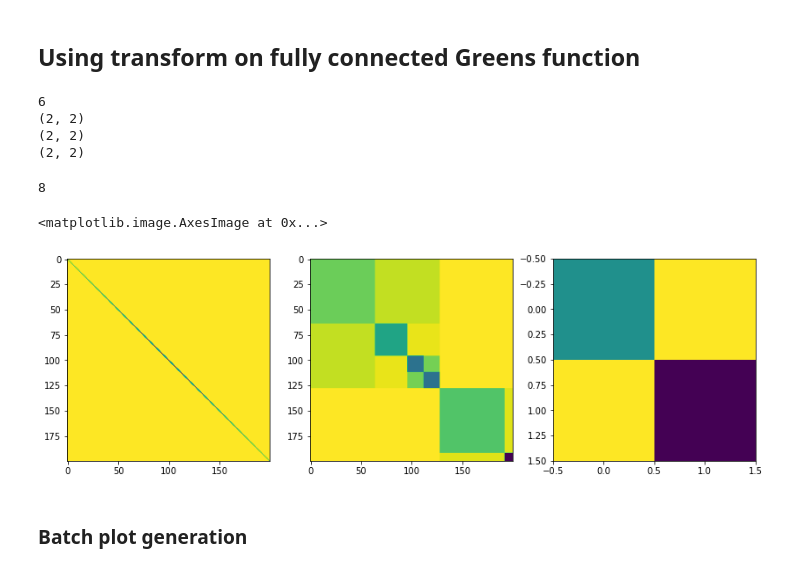
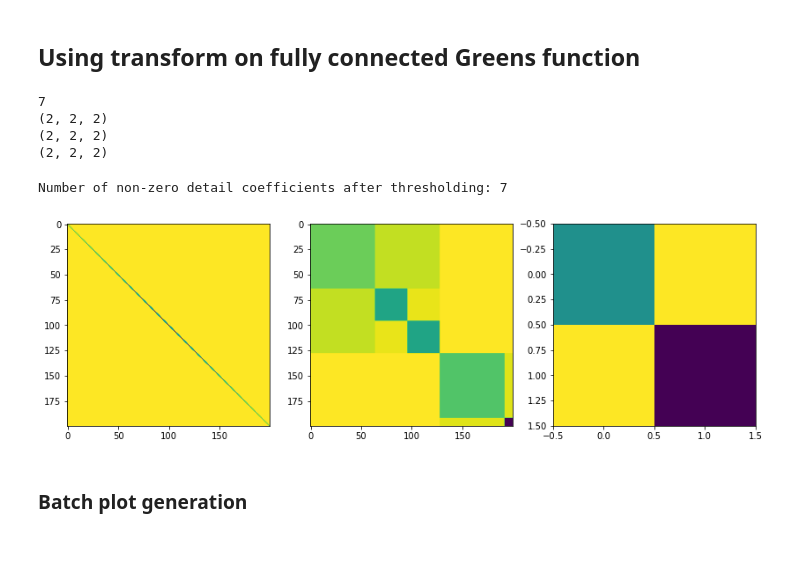
Before and after one commit to emoghadas/wavelets, a Jupyter notebook: wave_copy.ipynb, the cells around one changed output. Cells and saved outputs as stored; diff of their text form; code cells hidden in the pictures.

```diff
--- a/wave_copy.ipynb
+++ b/wave_copy.ipynb
@@ -1292,8 +1292,8 @@ plt.savefig('graphics/selfenergy.pdf', bbox_inches='tight')
 # %% [markdown]
 ## Using transform on fully connected Greens function
 # %%
-niwf = 50
-U, betas = 1, np.array([10]) #,100,1000])
+niwf = 100
+U, betas = 1, np.array([100]) #,100,1000])
 mu = U/2
 threshold_quantiles = np.array([0.9, 0.99, 1])
 
@@ -1321,11 +1321,10 @@ for waveletbase in ['haar']: #, 'bior4.4']:
 
         # g2_ud : iv, iv', iO
         g2_ud = np.moveaxis(np.array([atom.g2ud(omega=io) for io in iO]), 0 , -1)
-        g2_ud = np.sum(g2_ud, axis=2)
 
         selfenergy = Sigma(g,g2_ud,beta,U)
 
-        coeffs_g2 = pywt.wavedec2(g2_ud, waveletbase, level=pywt.dwtn_max_level(g2_ud.shape, waveletbase))
+        coeffs_g2 = pywt.wavedecn(g2_ud, waveletbase, level=pywt.dwtn_max_level(g2_ud.shape, waveletbase))
         print(pywt.dwtn_max_level(g2_ud.shape, waveletbase))
         coeff_g2_arr, coeff_g2_slices = pywt.coeffs_to_array(coeffs_g2)
 
@@ -1341,7 +1340,7 @@ for waveletbase in ['haar']: #, 'bior4.4']:
             coeff_g2_arr_rec = (np.abs(coeff_g2_arr) > thresh_g2) * coeff_g2_arr
             coeff_g2_arr_rec[:a[0],:a[1]] = np.copy(approx_g2)
 
-            g2_ud_rec = pywt.waverec2(pywt.array_to_coeffs(coeff_g2_arr_rec,coeff_g2_slices,output_format='wavedec2'),waveletbase)
+            g2_ud_rec = pywt.waverecn(pywt.array_to_coeffs(coeff_g2_arr_rec,coeff_g2_slices,output_format='wavedecn'),waveletbase)
 
             selfenergy_rec = Sigma(g,g2_ud_rec,beta,U)
 
@@ -1354,10 +1353,10 @@ for waveletbase in ['haar']: #, 'bior4.4']:
                            },
                ignore_index=True)
 # %% [output]
-6
-(2, 2)
-(2, 2)
-(2, 2)
+7
+(2, 2, 2)
+(2, 2, 2)
+(2, 2, 2)
 # %%
 niwf = 100
 U, beta = 1, 1000
@@ -1376,38 +1375,38 @@ iO = np.arange(-Niwb,Niwb+1)
 
 v = np.imag(atom.iw())
 
 # exact selfenergy
 selfenergy = atom.sigma()
 
 # g2_ud : iv, iv', iO
 g2_ud = np.moveaxis(np.array([atom.g2ud(omega=io) for io in iO]), 0 , -1)
 #g2_ud = np.sum(g2_ud, axis=2)
 
 # DWT
 coeffs_g2 = pywt.wavedecn(g2_ud, waveletbase, level=pywt.dwtn_max_level(g2_ud.shape, waveletbase))
 coeff_g2_arr, coeff_g2_slices = pywt.coeffs_to_array(coeffs_g2)
 
 a = coeffs_g2[0].shape
 g2_details = coeff_g2_arr[a[0]:,a[1]:,a[2]:]
 
 thresh_g2 = np.quantile(np.abs(g2_details), threshold)
 
 approx_g2 = np.copy(coeff_g2_arr[:a[0],:a[1],:a[2]])
 coeff_g2_arr_rec = coeff_g2_arr
-coeff_g2_arr_rec = (np.abs(coeff_g2_arr) >= thresh_g2) * coeff_g2_arr
-print(np.sum(np.abs(coeff_g2_arr) >= thresh_g2))
+coeff_g2_arr_rec = (np.abs(coeff_g2_arr) > thresh_g2) * coeff_g2_arr
+print(f"Number of non-zero detail coefficients after thresholding: {np.sum(np.abs(coeff_g2_arr) > thresh_g2)}")
 coeff_g2_arr_rec[:a[0],:a[1],:a[2]] = np.copy(approx_g2)
 
 g2_ud_rec = pywt.waverecn(pywt.array_to_coeffs(coeff_g2_arr_rec,coeff_g2_slices,output_format='wavedecn'),waveletbase)
 
 fig, axs = plt.subplots(1,3, figsize=(14,6))
 axs[0].imshow(np.sum(g2_ud, axis=2).real)
 axs[1].imshow(np.sum(g2_ud_rec, axis=2).real)
 axs[2].imshow(np.sum(approx_g2, axis=2).real)
+plt.show()
 # %% [output]
-8
+Number of non-zero detail coefficients after thresholding: 7
-<matplotlib.image.AxesImage at 0x...>
-[figure, old version]
+[figure, new version]
 # %% [markdown]
 ### Batch plot generation
 # %%
```
Also changed, not shown: parts of 2 cells of this notebook, 3 other files.
